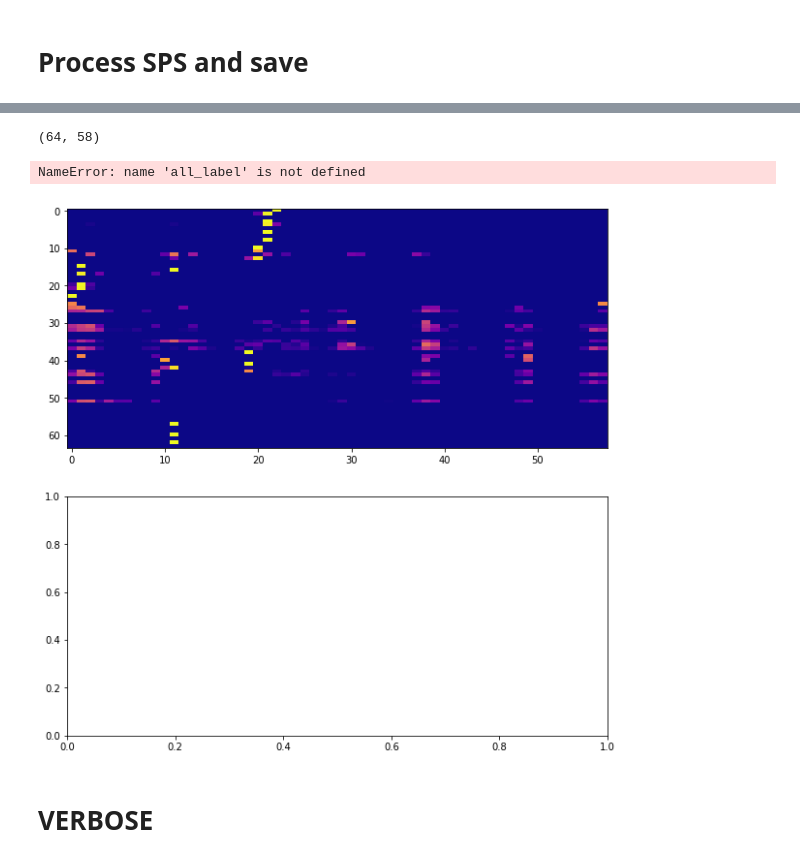
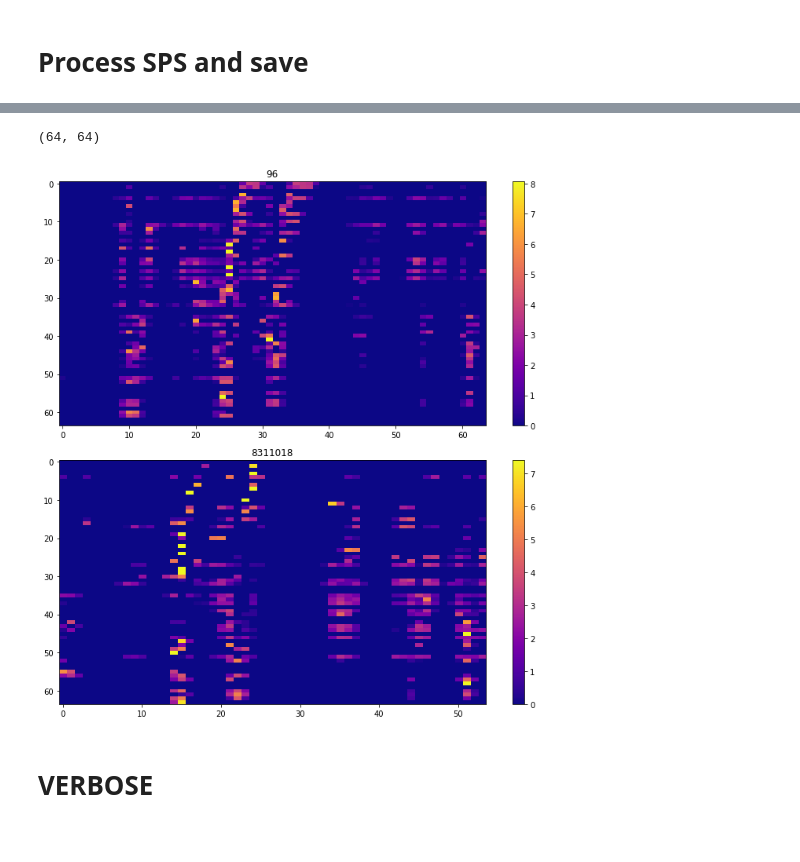
Before and after one commit to SensorsAudioINI/caesar_icassp2019, a Jupyter notebook: SPS_and_reconstruction.ipynb, the cells around one changed output, grey strips where cells are left out. Saved outputs shown, nothing was run; the diff lists cells and outputs as text; code cells hidden in the pictures.

```diff
--- a/SPS_and_reconstruction.ipynb
+++ b/SPS_and_reconstruction.ipynb
@@ -54,12 +55,12 @@ def wind_sp(ts, ch, w=0.005, limit=False, noise=False):
     if len(ts_int) < 1:
         ts_int = np.array([0,0])
 
-    A = np.zeros((np.max(ts_int) + 1, 64))
+    A = np.zeros((24 + np.max(ts_int) + 24, 64))
     if noise:
         A += np.abs(np.random.randn(A.shape[0], A.shape[1]))
 
     for _t, _c in zip(ts_int, ch):
-        A[_t, _c] += 1
+        A[24 + _t, _c] += 1
 
     if limit:
         A = np.minimum(A, np.ones_like(A))
@@ -1113,5 +1141,13 @@ for subset in ['train', 'test']:
+# %%
+ALL_T = {}
+ALL_C = {}
+ALL_T['train'] = pkl.load(open('all_T_v7_train.pkl', 'r'))['T']
+ALL_C['train'] = pkl.load(open('all_C_v7_train.pkl', 'r'))['C']
+ALL_T['test'] = pkl.load(open('all_T_v7_test.pkl', 'r'))['T']
+ALL_C['test'] = pkl.load(open('all_C_v7_test.pkl', 'r'))['C']
 # %%
 import gc
+from python_speech_features import delta
 gc.disable()
 import sys
 sys.stdout.flush()
@@ -1119,6 +1155,7 @@ from twilio.rest import Client
 client = Client("ACa5636b5b88891fc0789fe740f6d94d8a", "2194cba7f961a8b9cdd687040c050514")
 FROM = "+18482510673"
 TO = "+16094015565"
+
 # print '',
 # sys.stdout.flush()
 all_sep_spk_new = {'train': [], 'test': []}
@@ -1131,18 +1168,21 @@ for subset in ['train', 'test']:
             t = ALL_T[subset][i]
             c = ALL_C[subset][i]
             if len(t) > 0:
-                K = wind_sp2(t, c)[::-1]
+                K = wind_sp2(t, c, 0.05)[::-1]
                 if K.shape[1] > 12:
-                    K = simple_low_pass(K.T).T
-                    K /= (np.std(K, 1, keepdims=True) + 1e-8)
+#                     K = simple_low_pass(K.T).T
+#                     K = K[15:45]
+#                     K = simple_low_pass(K, 7, 5)
                     if not np.isnan(np.mean(K)):
                         all_sep_spk_new[subset].append(K)
                     else:
                         print "{} / {}".format(subset, IDX)
-                        all_sep_spk_new[subset].append(np.random.rand(64, 50))
+                        all_sep_spk_new[subset].append(np.random.rand(11, 50))
                 else:
                     print "{} / {}".format(subset, IDX)
-                    all_sep_spk_new[subset].append(np.random.rand(64, 50))
+                    all_sep_spk_new[subset].append(np.random.rand(11, 50))
             else:
                 print "{} / {}".format(subset, IDX)
-                all_sep_spk_new[subset].append(np.random.rand(64, 50))
+                all_sep_spk_new[subset].append(np.random.rand(11, 50))
+        if IDX == 10:
+            break
@@ -1167,3 +1223,7 @@ pkl.dump({'spk': all_sep_spk_new['test'], 'lbl': all_label['test']}, open('all_s
+# %%
+all_label = {}
+all_label['train'] = pkl.load(open('all_sep_spk_train_777_{}.pkl'.format(ds_v), 'r'))['lbl']
+all_label['test'] = pkl.load(open('all_sep_spk_test_777_{}.pkl'.format(ds_v), 'r'))['lbl']
 # %%
 min_ = 1e30
 max_ = 0
@@ -1194,21 +1269,20 @@ pkl.dump({'log': all_sep_log, 'spk': all_sep_spk, 'lbl': all_label['train']}, op
 # %%
 subset = 'train'
-IDX = 325
+IDX = 5
 f, ax = plt.subplots(2, 1, figsize=(10,10))
 
-B = all_sep_spk[IDX * 2 + 1]
-A = all_sep_spk[IDX * 2]
+B = simple_low_pass(all_sep_spk_new[subset][IDX * 2 + 1].T).T
+A = simple_low_pass(all_sep_spk_new[subset][IDX * 2].T).T
 print(A.shape)
-im1 = ax[0].imshow(A , aspect='auto',cmap=plt.get_cmap('plasma'))
+im1 = ax[0].imshow(A / (np.std(A, 1, keepdims=True) + 1e-8), aspect='auto',cmap=plt.get_cmap('plasma'))
 ax[0].set_title(all_label[subset][IDX * 2])
 plt.colorbar(im1, ax=ax[0])
 # ax[1][0].imshow(all_sep_log[subset][IDX * 2], aspect='auto')
-im2 = ax[1].imshow(B, aspect='auto',cmap=plt.get_cmap('plasma'))
+im2 = ax[1].imshow(B / (np.std(B, 1, keepdims=True) + 1e-8), aspect='auto',cmap=plt.get_cmap('plasma'))
 ax[1].set_title(all_label[subset][IDX * 2 + 1])
 # ax[1][1].imshow(all_sep_log[subset][IDX * 2 + 1], aspect='auto')
 plt.colorbar(im2, ax=ax[1])
 plt.tight_layout()
 # %% [output]
-(64, 58)
+(64, 64)
-NameError: name 'all_label' is not defined
-[figure, old version]
+[figure, new version]
```
Also changed, not shown: parts of 25 cells of this notebook, 8 other files.
